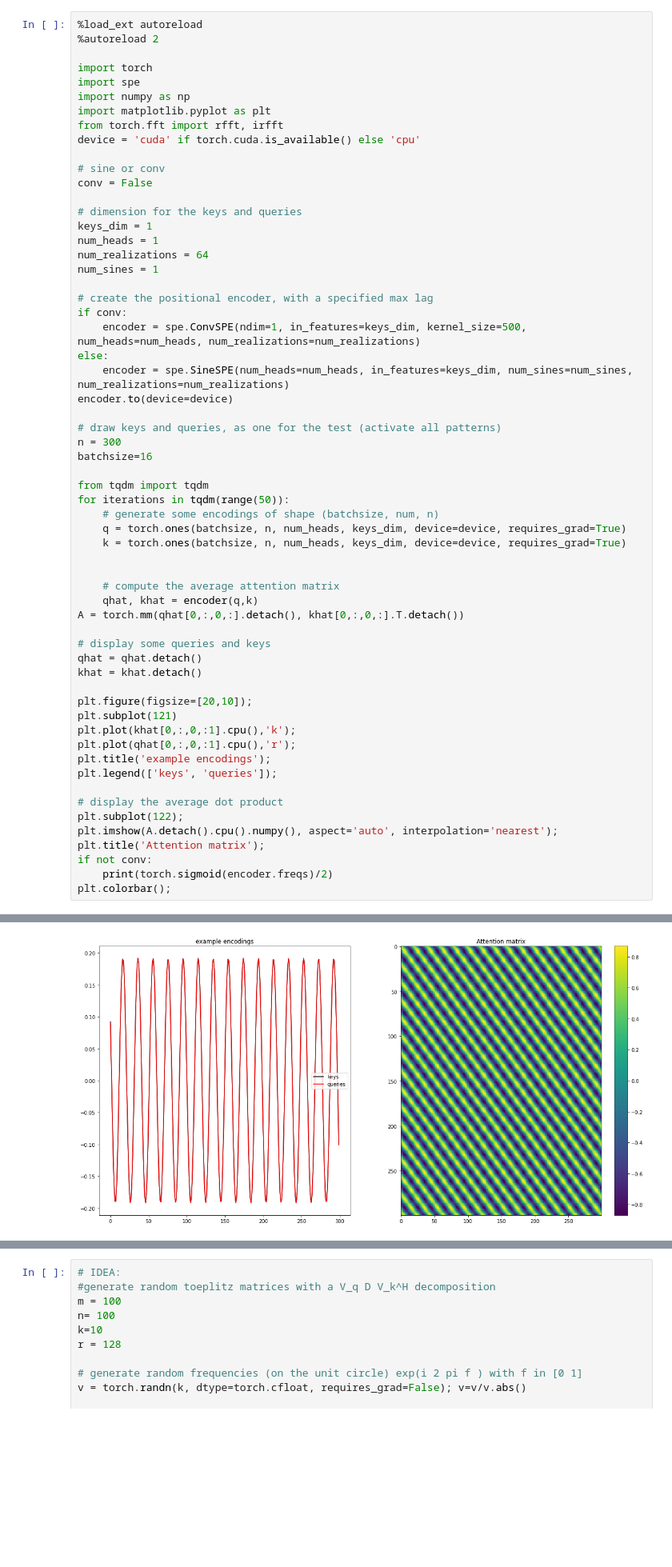
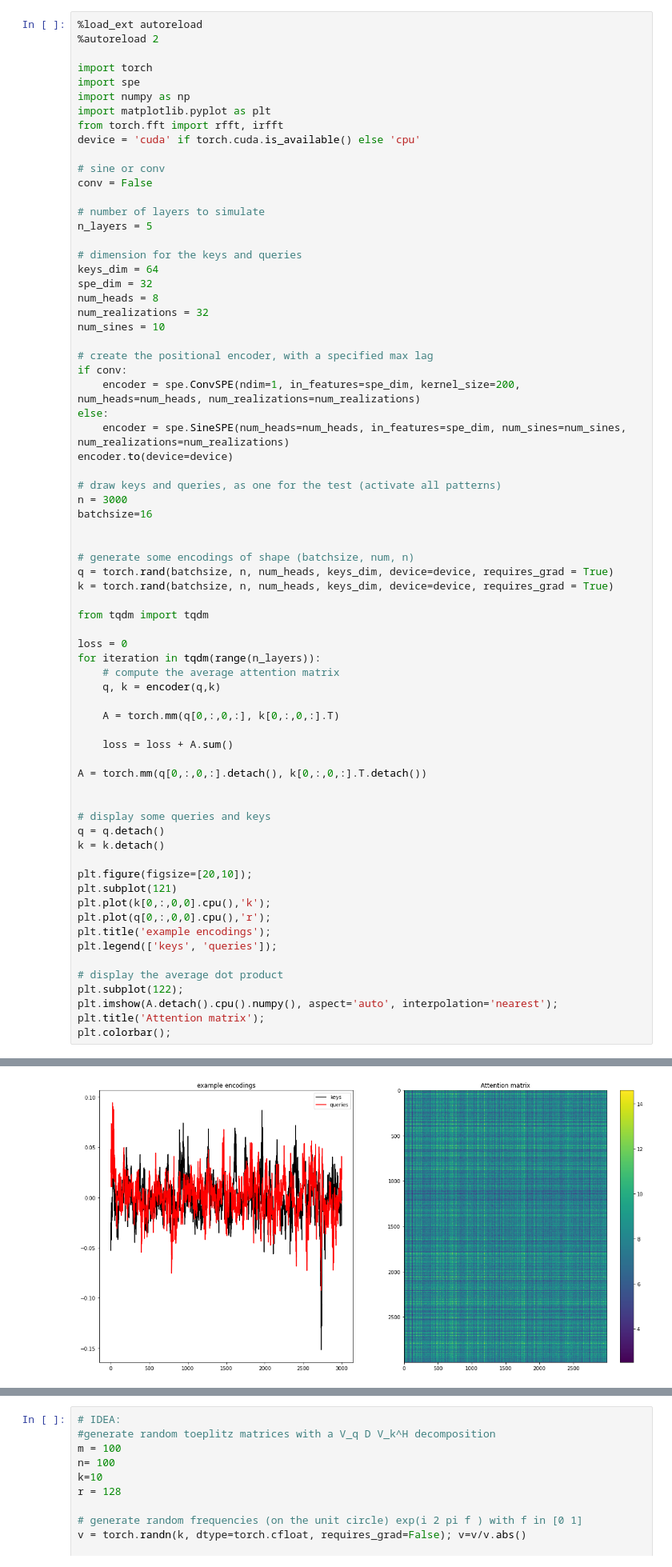
Before and after one commit to aliutkus/spe, a Jupyter notebook: dev/examples/test_spe.ipynb, the cells around one changed output, grey strips where cells are left out. Shown at 80% size. Drawn from its saved outputs; the diff is of its cells as text; blank space fills up the shorter version.

```diff
--- a/dev/examples/test_spe.ipynb
+++ b/dev/examples/test_spe.ipynb
@@ -12,42 +12,54 @@ device = 'cuda' if torch.cuda.is_available() else 'cpu'
 # sine or conv
 conv = False
 
+# number of layers to simulate
+n_layers = 5
+
 # dimension for the keys and queries
-keys_dim = 1
-num_heads = 1
-num_realizations = 64
-num_sines = 1
+keys_dim = 64
+spe_dim = 32
+num_heads = 8
+num_realizations = 32
+num_sines = 10
 
 # create the positional encoder, with a specified max lag
 if conv:
-    encoder = spe.ConvSPE(ndim=1, in_features=keys_dim, kernel_size=500, num_heads=num_heads, num_realizations=num_realizations)
+    encoder = spe.ConvSPE(ndim=1, in_features=spe_dim, kernel_size=200, num_heads=num_heads, num_realizations=num_realizations)
 else:
-    encoder = spe.SineSPE(num_heads=num_heads, in_features=keys_dim, num_sines=num_sines, num_realizations=num_realizations)
+    encoder = spe.SineSPE(num_heads=num_heads, in_features=spe_dim, num_sines=num_sines, num_realizations=num_realizations)
 encoder.to(device=device)
 
 # draw keys and queries, as one for the test (activate all patterns)
-n = 300
+n = 3000
 batchsize=16
 
+
+# generate some encodings of shape (batchsize, num, n)
+q = torch.rand(batchsize, n, num_heads, keys_dim, device=device, requires_grad = True)
+k = torch.rand(batchsize, n, num_heads, keys_dim, device=device, requires_grad = True)
+
 from tqdm import tqdm
-for iterations in tqdm(range(50)):
-    # generate some encodings of shape (batchsize, num, n)
-    q = torch.ones(batchsize, n, num_heads, keys_dim, device=device, requires_grad=True)
-    k = torch.ones(batchsize, n, num_heads, keys_dim, device=device, requires_grad=True)
+
+loss = 0
+for iteration in tqdm(range(n_layers)):
+    # compute the average attention matrix
+    q, k = encoder(q,k)
+
+    A = torch.mm(q[0,:,0,:], k[0,:,0,:].T)
+
+    loss = loss + A.sum()
+
+A = torch.mm(q[0,:,0,:].detach(), k[0,:,0,:].T.detach())
 
 
-    # compute the average attention matrix
-    qhat, khat = encoder(q,k)
-A = torch.mm(qhat[0,:,0,:].detach(), khat[0,:,0,:].T.detach())
-
 # display some queries and keys
-qhat = qhat.detach()
-khat = khat.detach()
+q = q.detach()
+k = k.detach()
 
 plt.figure(figsize=[20,10]);
 plt.subplot(121)
-plt.plot(khat[0,:,0,:1].cpu(),'k');
-plt.plot(qhat[0,:,0,:1].cpu(),'r');
+plt.plot(k[0,:,0,0].cpu(),'k');
+plt.plot(q[0,:,0,0].cpu(),'r');
 plt.title('example encodings');
 plt.legend(['keys', 'queries']);
 
@@ -55,7 +67,5 @@ plt.legend(['keys', 'queries']);
 plt.subplot(122);
 plt.imshow(A.detach().cpu().numpy(), aspect='auto', interpolation='nearest');
 plt.title('Attention matrix');
-if not conv:
-    print(torch.sigmoid(encoder.freqs)/2)
 plt.colorbar();
 # %% [output]
@@ -69 +74 @@ tensor([[[0.0507]]], grad_fn=<DivBackward0>)
-[figure, old version]
+[figure, new version]
```
Also changed, not shown: parts of 3 cells of this notebook, 1 other file.
